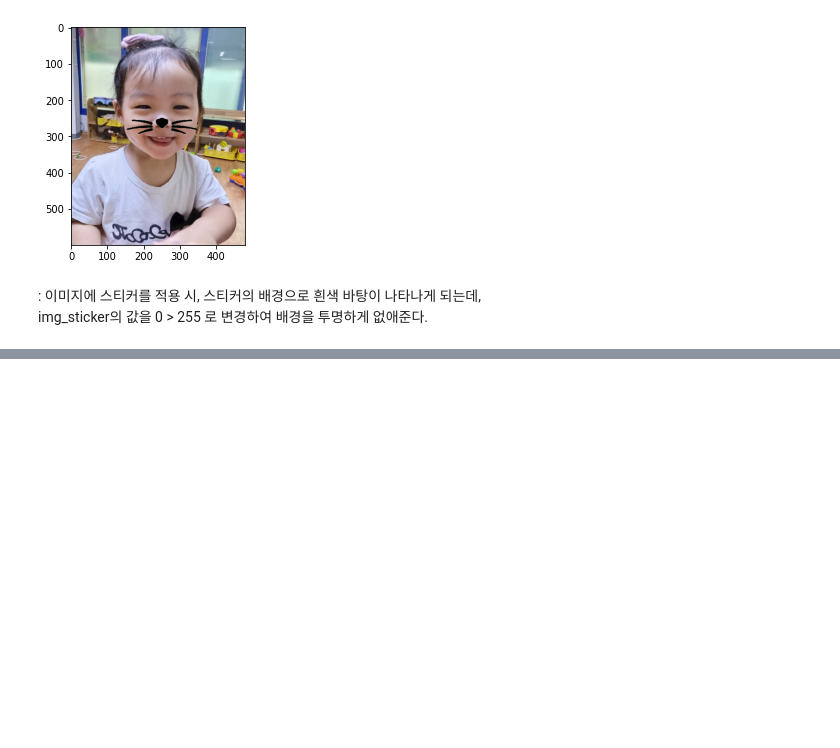
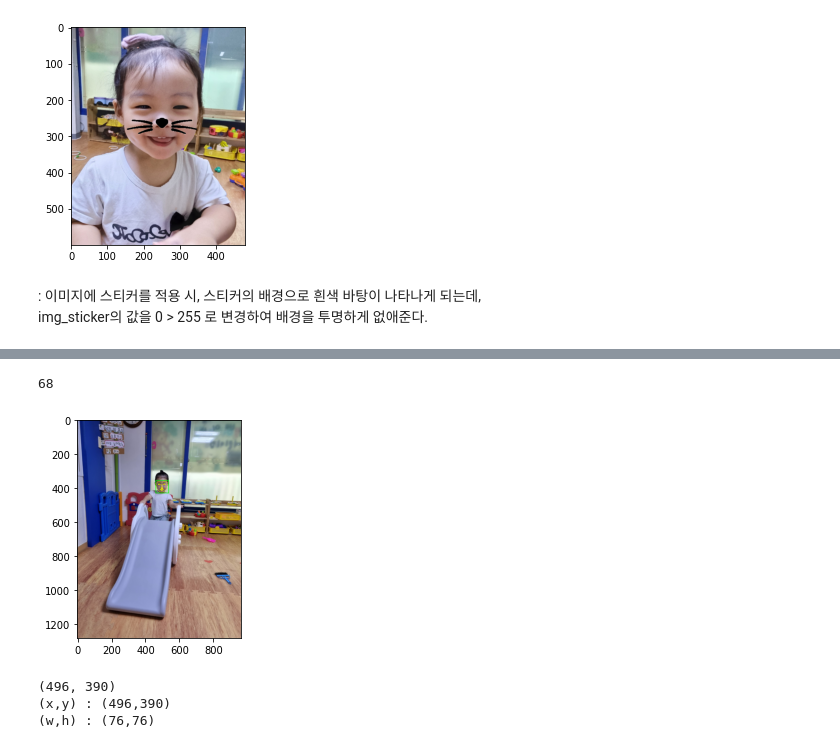
Before and after one commit to jungwooil/aiffel, a Jupyter notebook: LMS/EXPLORATION/03_camera_sticker/EXPLORATION_03_camera_sticker.ipynb, the cells around one changed output, grey strips where cells are left out. Saved outputs shown, nothing was run; the diff lists cells and outputs as text; code cells hidden in the pictures; blank space fills up the shorter version.

```diff
--- a/LMS/EXPLORATION/03_camera_sticker/EXPLORATION_03_camera_sticker.ipynb
+++ b/LMS/EXPLORATION/03_camera_sticker/EXPLORATION_03_camera_sticker.ipynb
@@ -144,0 +175,37 @@ img_sticker의 값을 0 > 255 로 변경하여 배경을 투명하게 없애준
+# %%
+model_path = os.getenv('HOME')+'/aiffel/camera_sticker/models/shape_predictor_68_face_landmarks.dat'
+landmark_predictor = dlib.shape_predictor(model_path)
+
+#RGB 이미지와 dlib.rectangle입력받아 dlib.full_object_detection 반환
+list_landmarks = []
+for dlib_rect in dlib_rects:
+    points = landmark_predictor(img_rgb, dlib_rect)
+    list_points = list(map(lambda p: (p.x, p.y), points.parts()))
+    list_landmarks.append(list_points)
+
+print(len(list_landmarks[0]))
+
+for landmark in list_landmarks:
+    for idx, point in enumerate(list_points):
+        cv2.circle(img_show, point, 2, (0, 255, 255), -1) # yellow
+
+img_show_rgb = cv2.cvtColor(img_show, cv2.COLOR_BGR2RGB)
+plt.imshow(img_show_rgb)
+plt.show()
+# %% [output]
+68
+[figure, added]
+# %%
+for dlib_rect, landmark in zip(dlib_rects, list_landmarks):
+    print(landmark[30])
+    x = landmark[30][0]
+    y = landmark[30][1]
+    w = dlib_rect.width()
+    h = dlib_rect.width()
+
+    print ('(x,y) : (%d,%d)'%(x,y))
+    print ('(w,h) : (%d,%d)'%(w,h))
+# %% [output]
+(496, 390)
+(x,y) : (496,390)
+(w,h) : (76,76)
```
Also changed, not shown: parts of 7 cells of this notebook.
